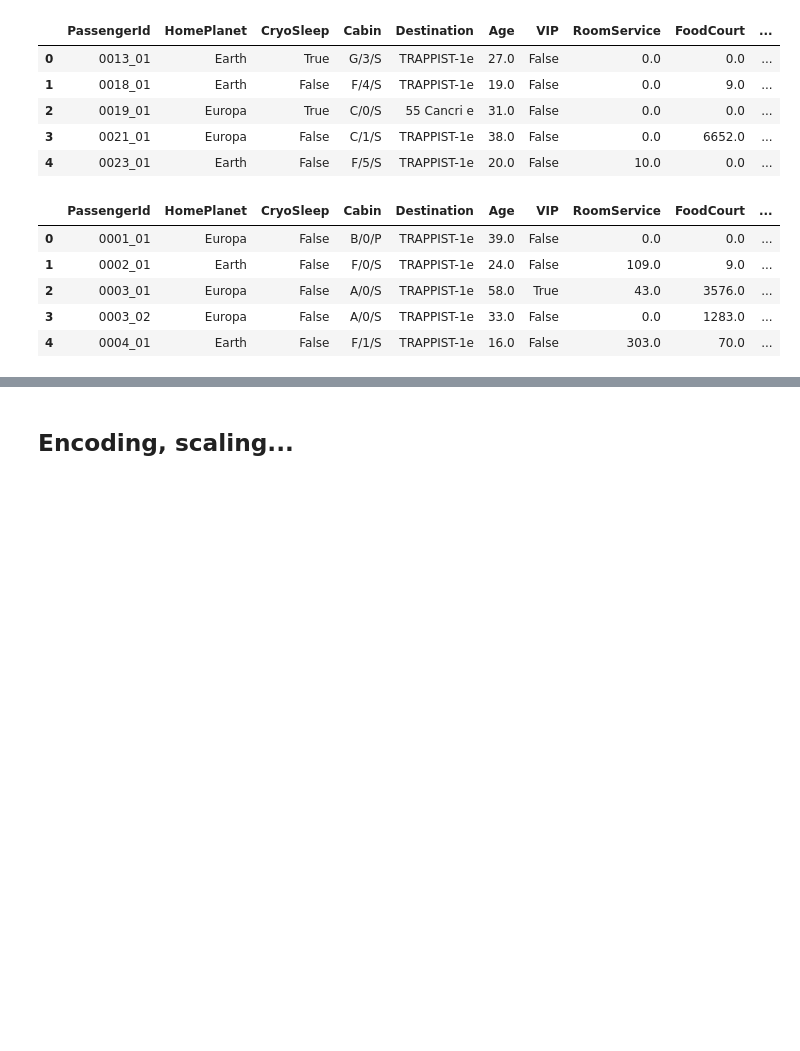
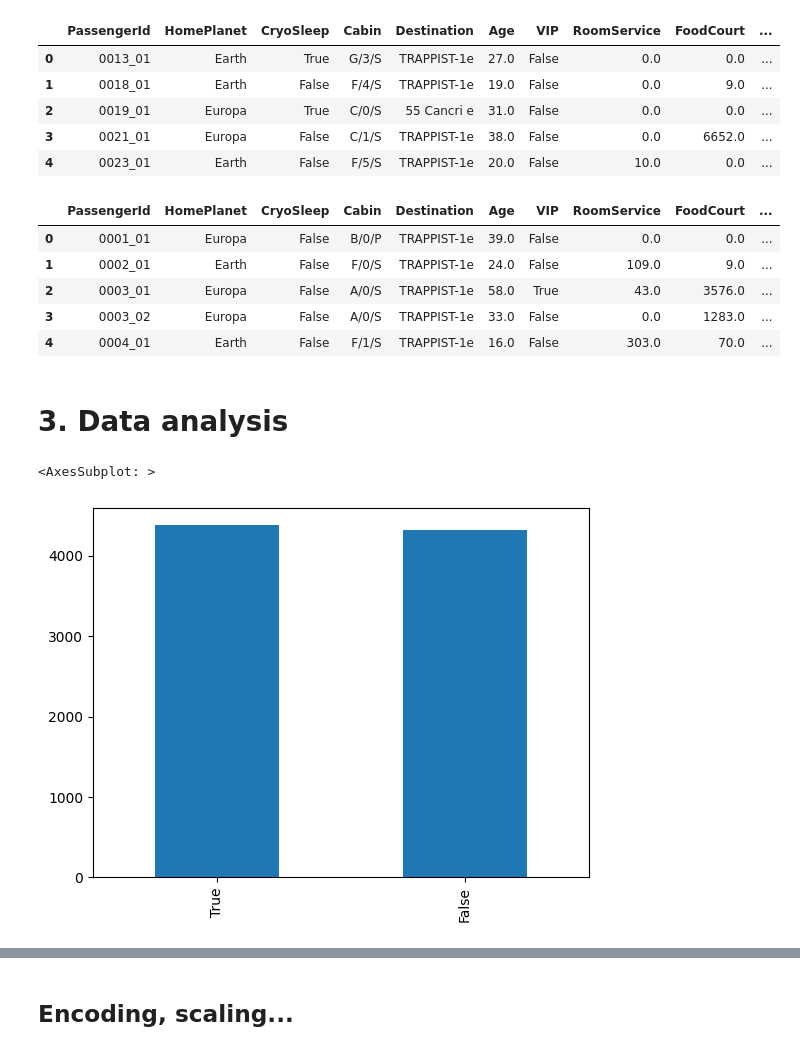
Before and after one commit to jaimesoroa/kaggle_spaceship-titanic, a Jupyter notebook: Notebook_Titanic.ipynb, the cells around one changed output, grey strips where cells are left out. Drawn from its saved outputs; the diff is of its cells as text; code cells hidden in the pictures; blank space fills up the shorter version.

```diff
--- a/Notebook_Titanic.ipynb
+++ b/Notebook_Titanic.ipynb
@@ -51,0 +46,8 @@ original_train_df.head(5)
+# %% [markdown]
+# 3. Data analysis
+# %%
+plot_df = original_train_df.Transported.value_counts()
+plot_df.plot(kind="bar")
+# %% [output]
+<AxesSubplot: >
+[figure, added]
```
Also changed, not shown: parts of 64 cells of this notebook, 3 other files.
